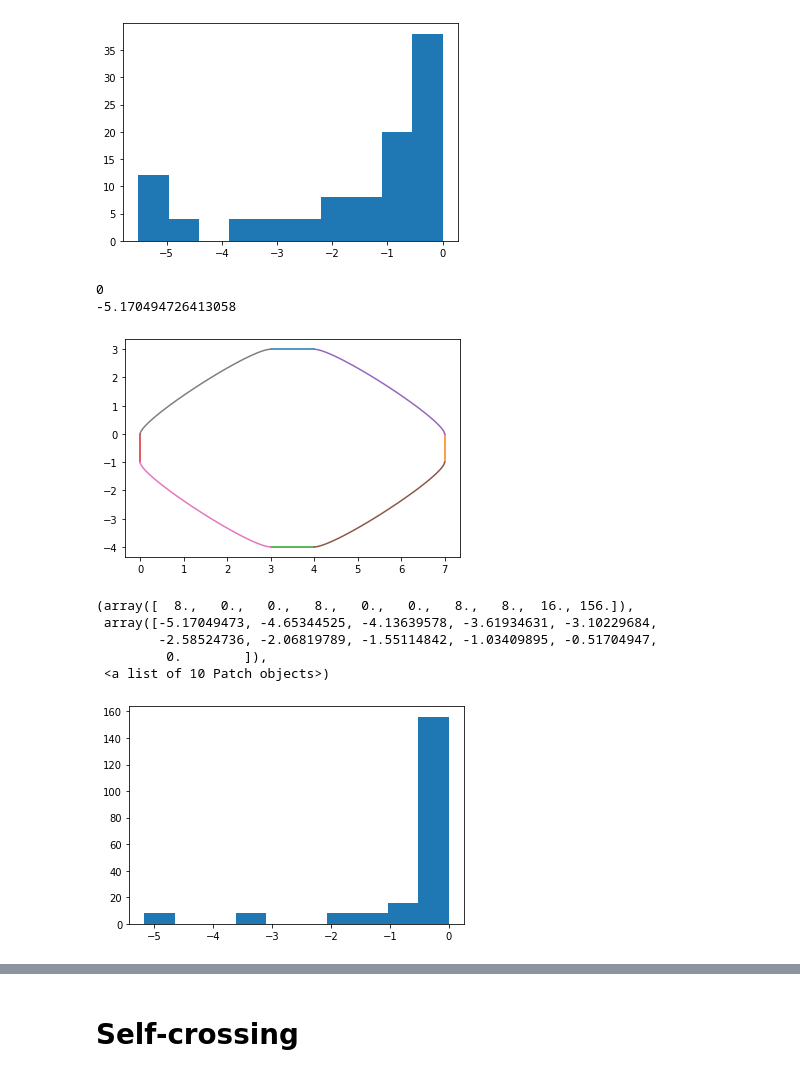
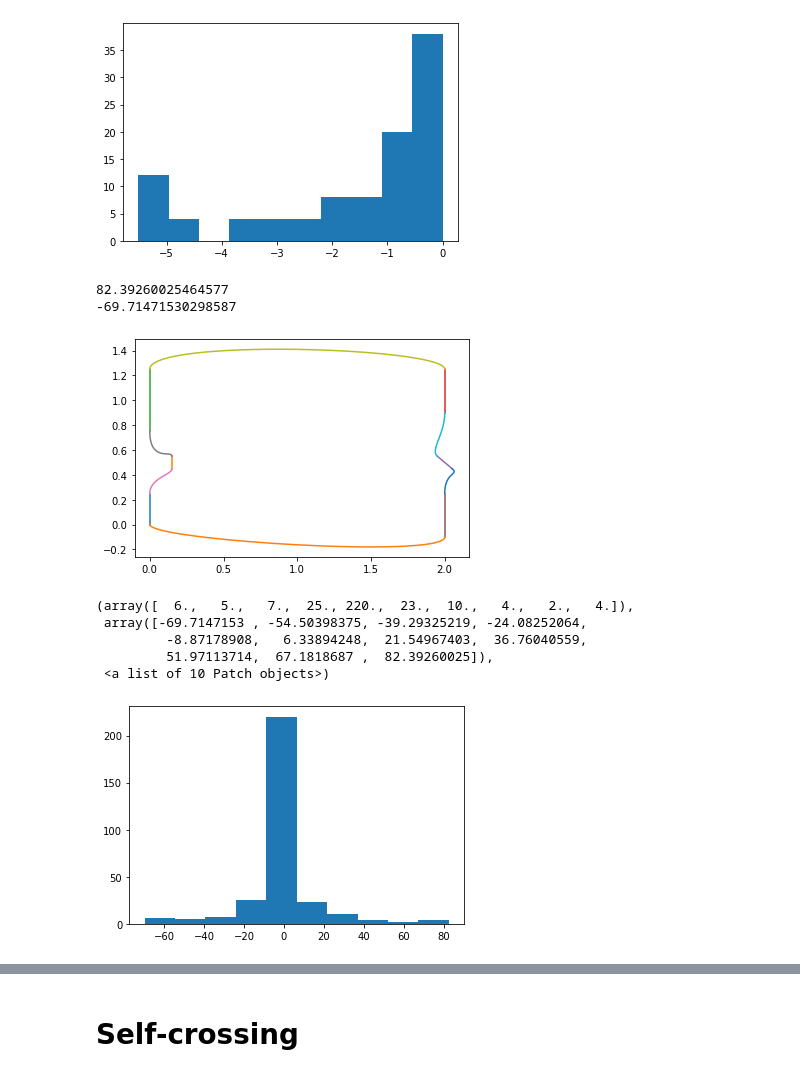
Before and after one commit to sjmikler/TORCS-track-generation, a Jupyter notebook: notebooks/bezier.ipynb, the cells around one changed output, grey strips where cells are left out. Cells and saved outputs as stored; diff of their text form; code cells hidden in the pictures.

```diff
--- a/notebooks/bezier.ipynb
+++ b/notebooks/bezier.ipynb
@@ -457,25 +457,25 @@ plt.hist(res)
  <a list of 10 Patch objects>)
 [figure]
 # %%
-segments, curves = get_track(np.array([[3, 3], [4, 3], [7, 0], [7, -1], [4, -4], [3, -4], [0, -1], [0, 0]]))
+segments, curves = get_track([[0, 0], [0, 0.25], [0.15, 0.45], [0.15, 0.55], [0, 0.75],  [0, 1.25], [2, 1.25], [2, 0.9], [1.95, 0.55], [2.05, 0.45], [2, 0.25], [2, -0.1]])
 draw_track(segments, curves)
 
 res, _ = get_track_stats(segments, curves)
 print(max(res))
 print(min(res))
 # %% [output]
-0
--5.170494726413058
+82.39260025464577
+-69.71471530298587
-[figure, old version]
+[figure, new version]
 # %%
 plt.hist(res)
 # %% [output]
-(array([  8.,   0.,   0.,   8.,   0.,   0.,   8.,   8.,  16., 156.]),
- array([-5.17049473, -4.65344525, -4.13639578, -3.61934631, -3.10229684,
-        -2.58524736, -2.06819789, -1.55114842, -1.03409895, -0.51704947,
-         0.        ]),
+(array([  6.,   5.,   7.,  25., 220.,  23.,  10.,   4.,   2.,   4.]),
+ array([-69.7147153 , -54.50398375, -39.29325219, -24.08252064,
+         -8.87178908,   6.33894248,  21.54967403,  36.76040559,
+         51.97113714,  67.1818687 ,  82.39260025]),
  <a list of 10 Patch objects>)
-[figure, old version]
+[figure, new version]
 # %%
 save_to_file(to_xml(segments, curves))
 # %%
```
Also changed, not shown: parts of 14 cells of this notebook.
